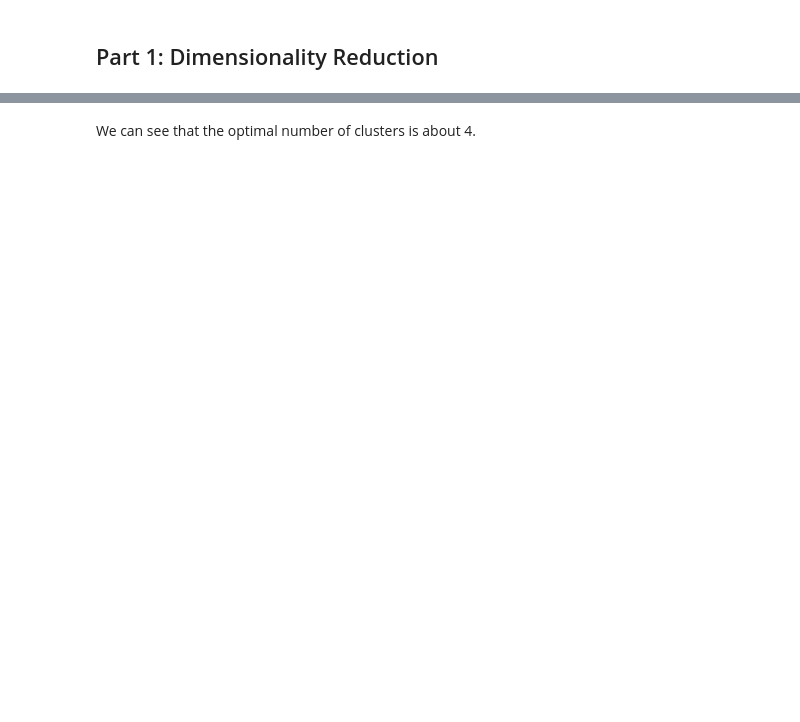
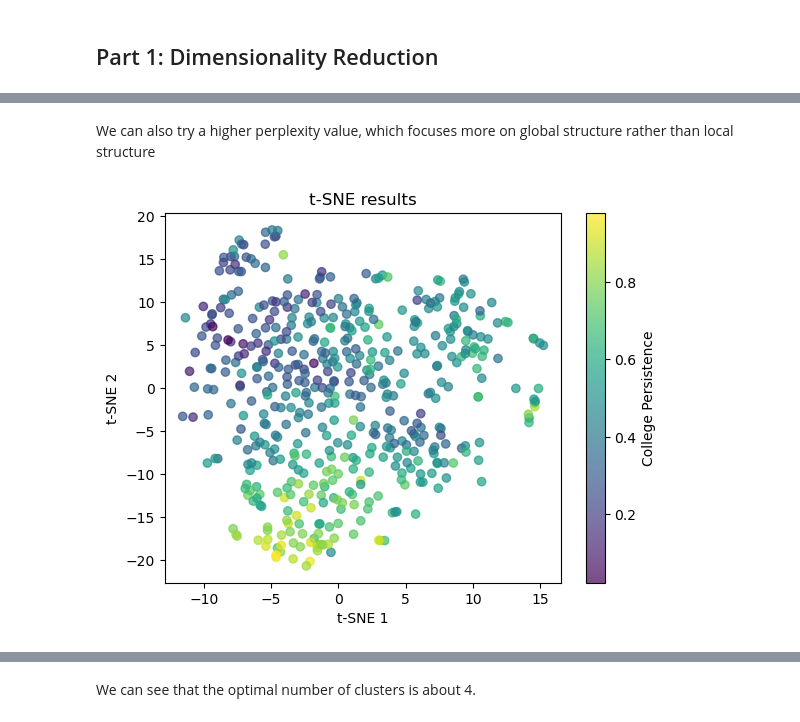
Before and after one commit to joyjessica/DSAN_5000_project, a Jupyter notebook: technical-details/unsupervised-learning/main.ipynb, the cells around one changed output, grey strips where cells are left out. Cells and saved outputs as stored; diff of their text form; code cells hidden in the pictures; blank space fills up the shorter version.

```diff
--- a/technical-details/unsupervised-learning/main.ipynb
+++ b/technical-details/unsupervised-learning/main.ipynb
@@ -106,0 +112,14 @@ Kmeans is another unsupervised learning technique used for clustering. We use th
+# %% [markdown]
+We can also try a higher perplexity value, which focuses more on global structure rather than local structure
+# %%
+tsne = TSNE(n_components=2, perplexity=50)
+X_tsne = tsne.fit_transform(X_scaled)
+
+plt.scatter(X_tsne[:,0], X_tsne[:,1], c=college_persistence, cmap='viridis', alpha=0.7)
+plt.xlabel('t-SNE 1')
+plt.ylabel('t-SNE 2')
+plt.title('t-SNE results')
+plt.colorbar(label='College Persistence')
+plt.show()
+# %% [output]
+[figure, added]
```
Also changed, not shown: parts of 67 cells of this notebook, 51 other files.
